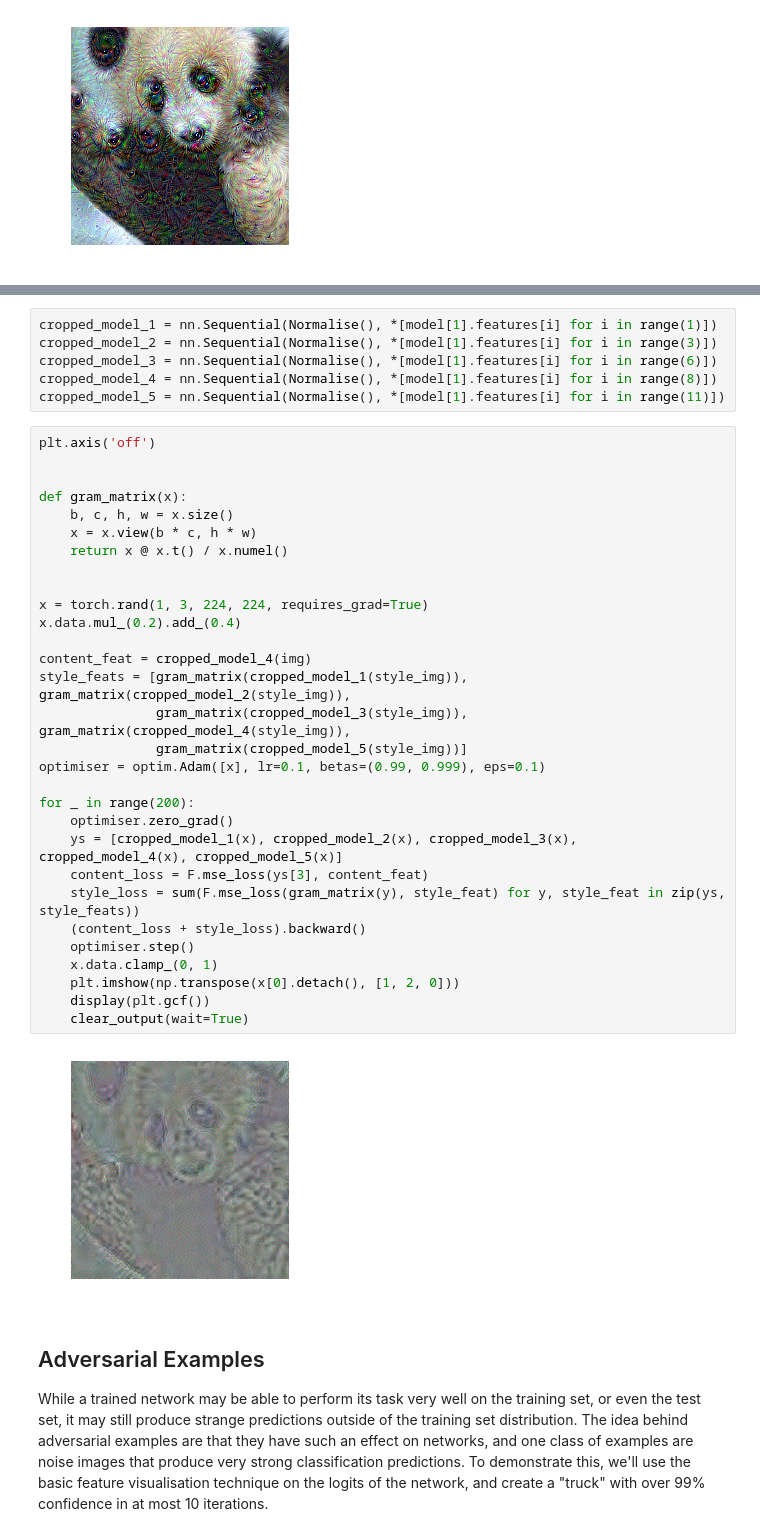
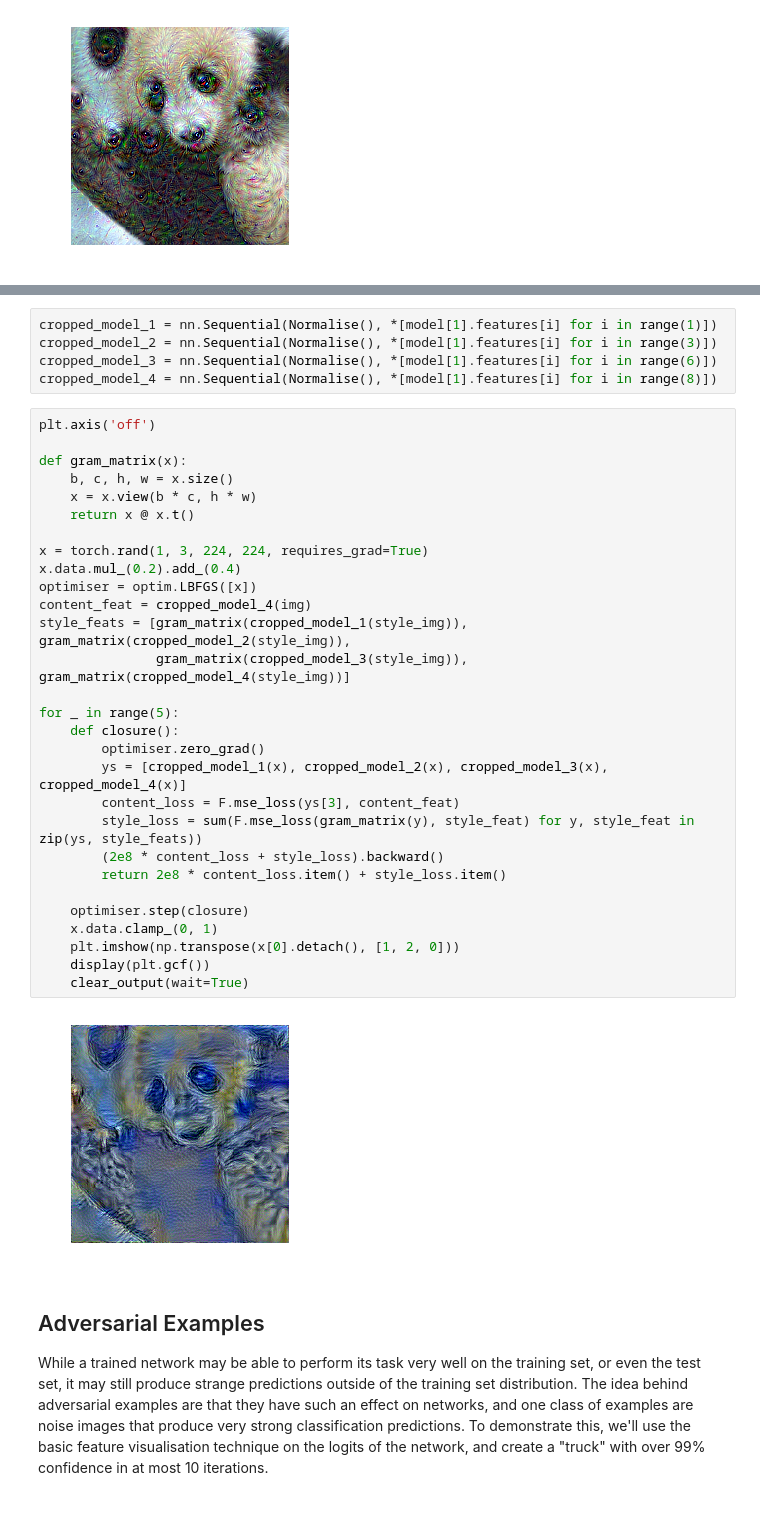
Before and after one commit to pukkapies/dl-imperial-maths, a Jupyter notebook: pytorch-tutorial/3. Saliency Maps, Feature Visualisation and Adversarial Examples.ipynb, the cells around one changed output, grey strips where cells are left out. Cells and saved outputs as stored; diff of their text form.

```diff
--- a/pytorch-tutorial/3. Saliency Maps, Feature Visualisation and Adversarial Examples.ipynb
+++ b/pytorch-tutorial/3. Saliency Maps, Feature Visualisation and Adversarial Examples.ipynb
@@ -183,39 +182,37 @@ cropped_model_1 = nn.Sequential(Normalise(), *[model[1].features[i] for i in ran
 cropped_model_2 = nn.Sequential(Normalise(), *[model[1].features[i] for i in range(3)])
 cropped_model_3 = nn.Sequential(Normalise(), *[model[1].features[i] for i in range(6)])
 cropped_model_4 = nn.Sequential(Normalise(), *[model[1].features[i] for i in range(8)])
-cropped_model_5 = nn.Sequential(Normalise(), *[model[1].features[i] for i in range(11)])
 # %%
 plt.axis('off')
-
 
 def gram_matrix(x):
     b, c, h, w = x.size()
     x = x.view(b * c, h * w)
-    return x @ x.t() / x.numel()
-
+    return x @ x.t()
 
 x = torch.rand(1, 3, 224, 224, requires_grad=True)
 x.data.mul_(0.2).add_(0.4)
-
+optimiser = optim.LBFGS([x])
 content_feat = cropped_model_4(img)
 style_feats = [gram_matrix(cropped_model_1(style_img)), gram_matrix(cropped_model_2(style_img)),
-               gram_matrix(cropped_model_3(style_img)), gram_matrix(cropped_model_4(style_img)),
-               gram_matrix(cropped_model_5(style_img))]
-optimiser = optim.Adam([x], lr=0.1, betas=(0.99, 0.999), eps=0.1)
+               gram_matrix(cropped_model_3(style_img)), gram_matrix(cropped_model_4(style_img))]
 
-for _ in range(200):
-    optimiser.zero_grad()
-    ys = [cropped_model_1(x), cropped_model_2(x), cropped_model_3(x), cropped_model_4(x), cropped_model_5(x)]
-    content_loss = F.mse_loss(ys[3], content_feat)
-    style_loss = sum(F.mse_loss(gram_matrix(y), style_feat) for y, style_feat in zip(ys, style_feats))
-    (content_loss + style_loss).backward()
-    optimiser.step()
+for _ in range(5):
+    def closure():
+        optimiser.zero_grad()
+        ys = [cropped_model_1(x), cropped_model_2(x), cropped_model_3(x), cropped_model_4(x)]
+        content_loss = F.mse_loss(ys[3], content_feat)
+        style_loss = sum(F.mse_loss(gram_matrix(y), style_feat) for y, style_feat in zip(ys, style_feats))
+        (2e8 * content_loss + style_loss).backward()
+        return 2e8 * content_loss.item() + style_loss.item()
+
+    optimiser.step(closure)
     x.data.clamp_(0, 1)
     plt.imshow(np.transpose(x[0].detach(), [1, 2, 0]))
     display(plt.gcf())
     clear_output(wait=True)
 # %% [output]
-[figure, old version]
+[figure, new version]
 # %% [markdown]
 ## Adversarial Examples
 
```
Also changed, not shown: parts of 4 cells of this notebook.
